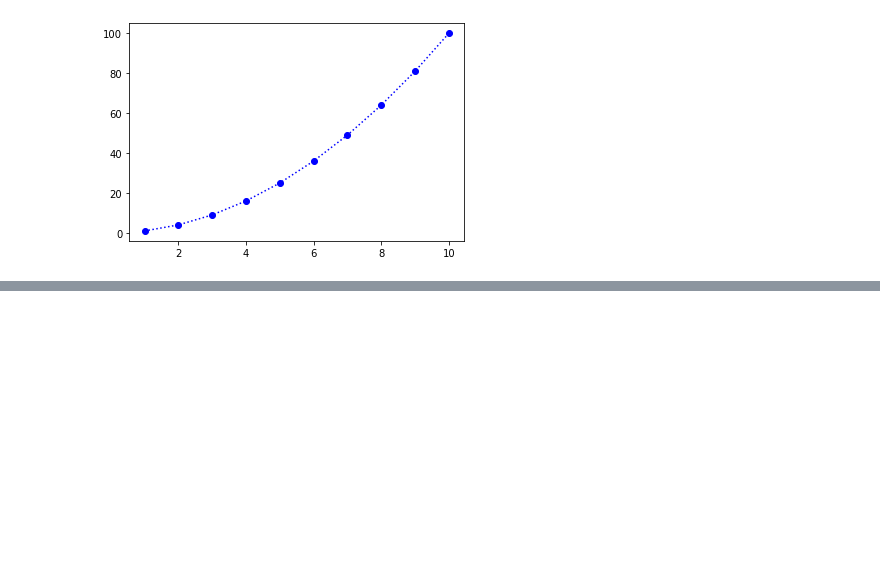
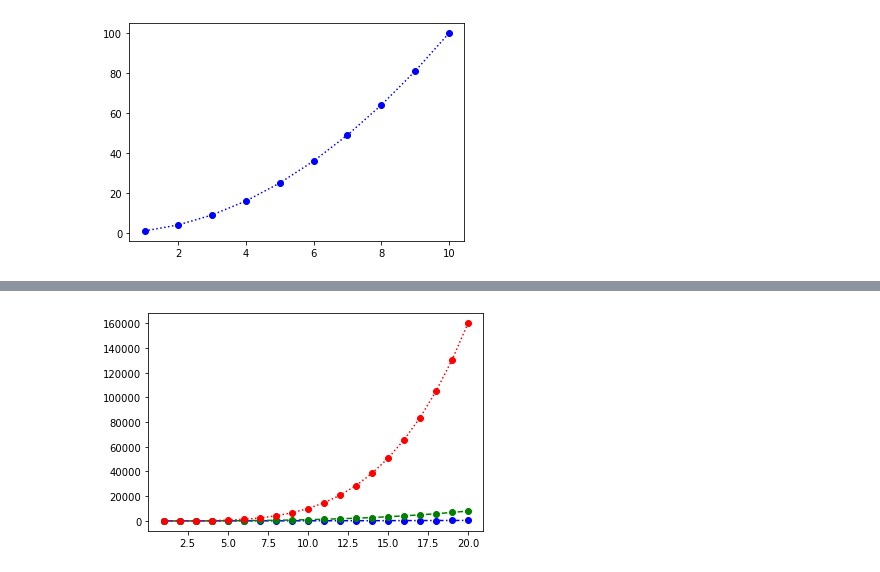
Before and after one commit to Disha0803/Matplotlib, a Jupyter notebook: Matplotlib basics.ipynb, the cells around one changed output, grey strips where cells are left out. Drawn from its saved outputs; the diff is of its cells as text; code cells hidden in the pictures; blank space fills up the shorter version.

```diff
--- a/Matplotlib basics.ipynb
+++ b/Matplotlib basics.ipynb
@@ -53,0 +88,10 @@ plt.show()
+# %%
+x=np.arange(1,21)
+y1=x**2
+y2=x**3
+y3=x**4
+plt.plot(x,y1,'o-.b',x,y2,'o--g',x,y3,'o:r')
+plt.savefig("images\\fig8.png")
+plt.show()
+# %% [output]
+[figure, added]
```
Also changed, not shown: parts of 11 cells of this notebook, 9 other files.
